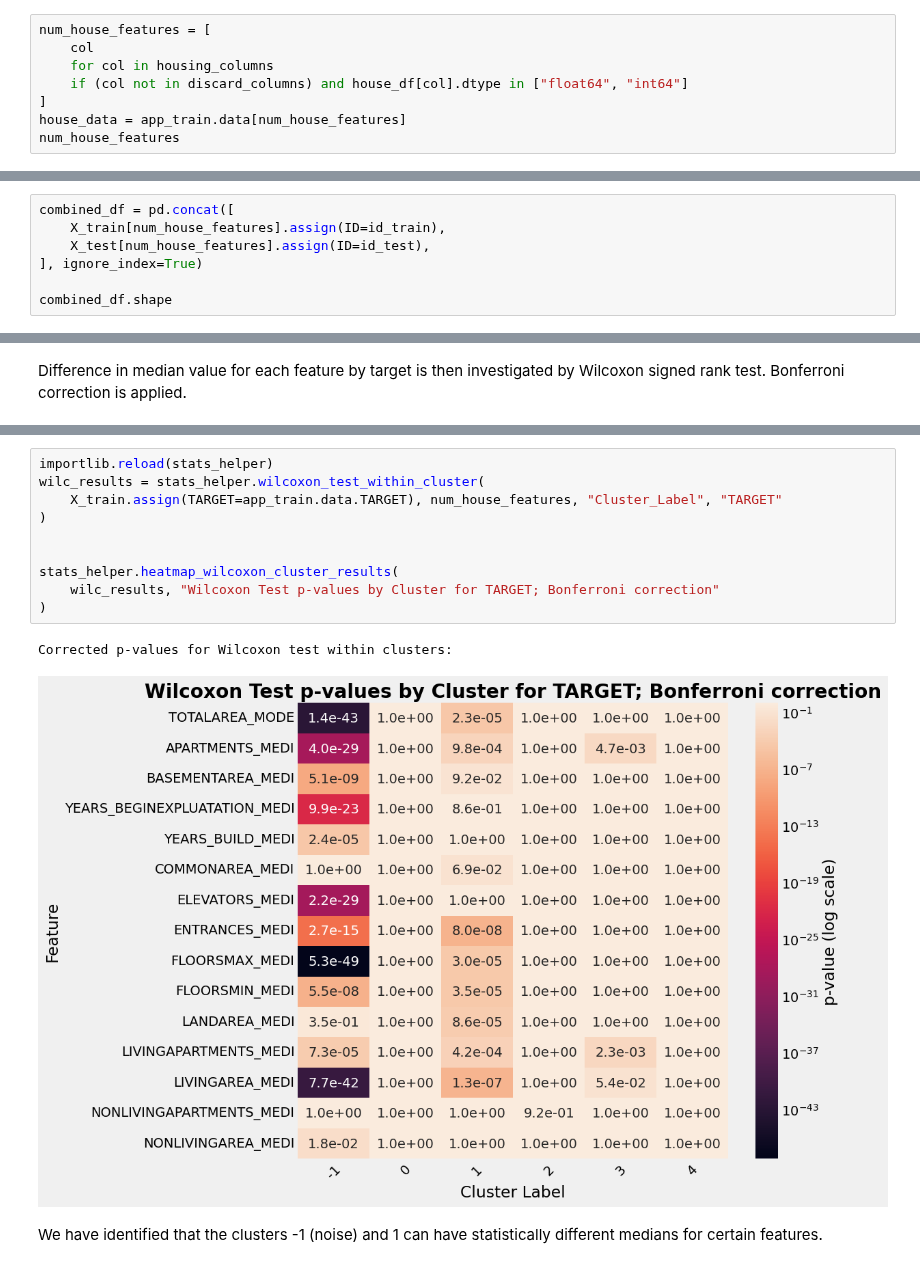
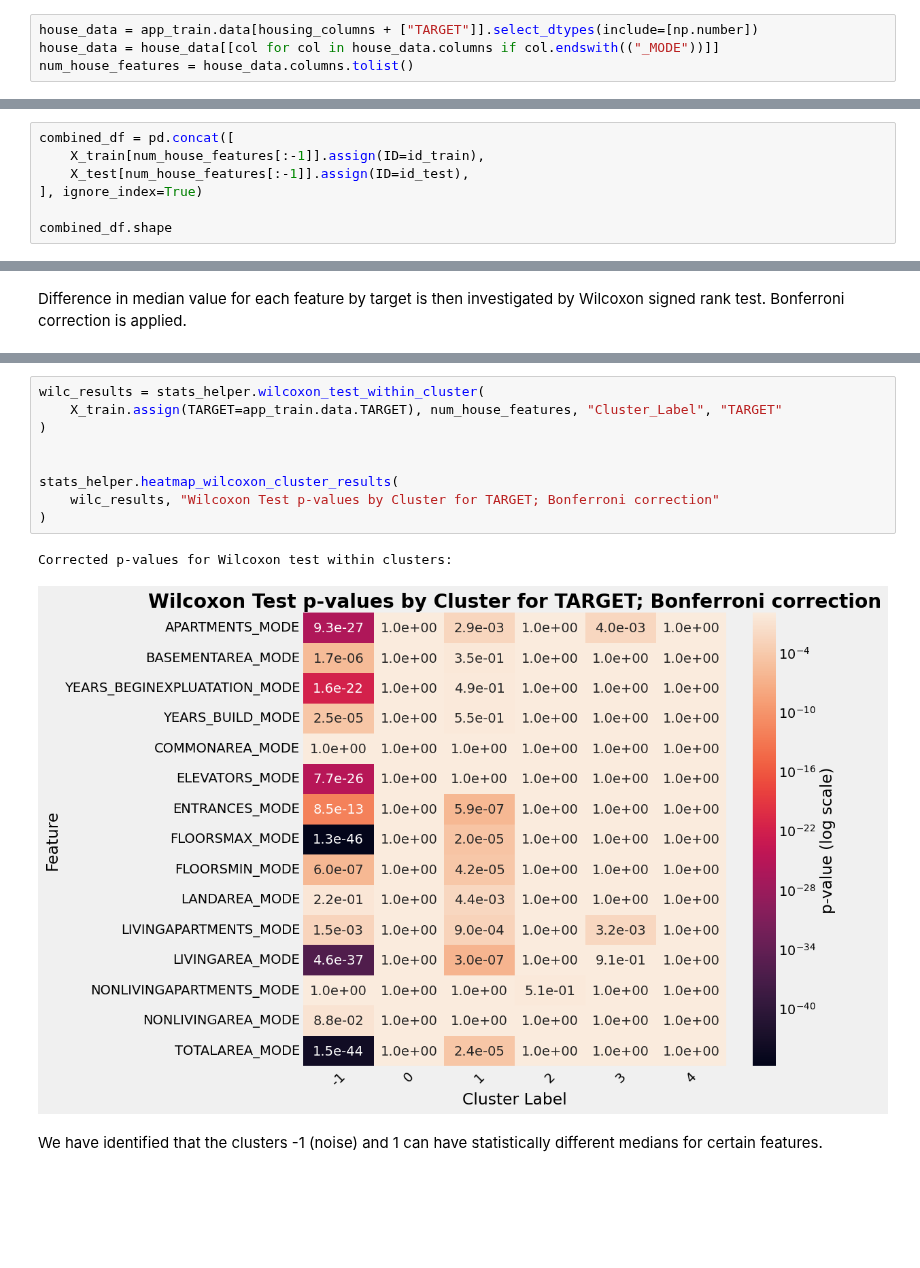
Before and after one commit to Sauciu1/defaulting-risk, a Jupyter notebook: notebooks/nb4_house_parameters.ipynb, the cells around one changed output, grey strips where cells are left out. Cells and saved outputs as stored; diff of their text form; blank space fills up the shorter version.

```diff
--- a/notebooks/nb4_house_parameters.ipynb
+++ b/notebooks/nb4_house_parameters.ipynb
@@ -272,10 +273,6 @@ Previous analysis has proven that majority of variance can be captured by using
 
 Our features of interest thus are:
 # %%
-num_house_features = [
-    col
-    for col in housing_columns
-    if (col not in discard_columns) and house_df[col].dtype in ["float64", "int64"]
-]
-house_data = app_train.data[num_house_features]
-num_house_features
+house_data = app_train.data[housing_columns + ["TARGET"]].select_dtypes(include=[np.number])
+house_data = house_data[[col for col in house_data.columns if col.endswith(("_MODE"))]]
+num_house_features = house_data.columns.tolist()
@@ -306,8 +287,8 @@ HDBSCAN is a natural choice, given its high, abstract shape clustering performan
 HDBSCAN library implementation will be used (over sklearn) due to handy inbuilt features (mainly condensed tree plot). It also does not require prior scaling, which simplifies our pipeline.
 # %%
 combined_df = pd.concat([
-    X_train[num_house_features].assign(ID=id_train),
-    X_test[num_house_features].assign(ID=id_test),
+    X_train[num_house_features[:-1]].assign(ID=id_train),
+    X_test[num_house_features[:-1]].assign(ID=id_test),
 ], ignore_index=True)
 
 combined_df.shape
@@ -398,16 +377,15 @@ memory usage: 300.4 KB
 # %%
-importlib.reload(stats_helper)
 wilc_results = stats_helper.wilcoxon_test_within_cluster(
     X_train.assign(TARGET=app_train.data.TARGET), num_house_features, "Cluster_Label", "TARGET"
 )
 
 
 stats_helper.heatmap_wilcoxon_cluster_results(
     wilc_results, "Wilcoxon Test p-values by Cluster for TARGET; Bonferroni correction"
 )
 # %% [output]
 Corrected p-values for Wilcoxon test within clusters:
-[figure, old version]
+[figure, new version]
 # %% [markdown]
 We have identified that the clusters -1 (noise) and 1 can have statistically different medians for certain features.
 # %% [markdown]
```
Also changed, not shown: parts of 19 cells of this notebook, 14 other files.
